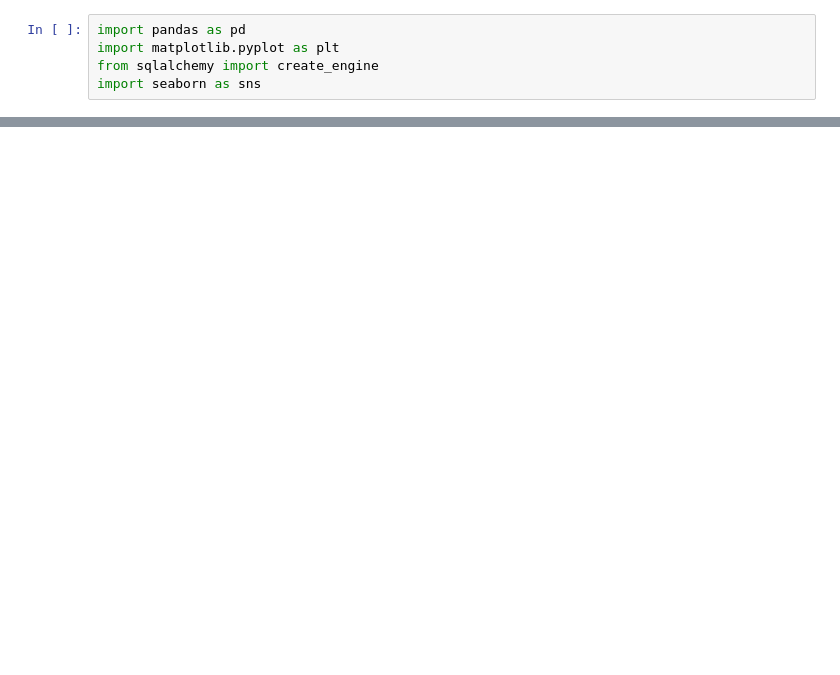
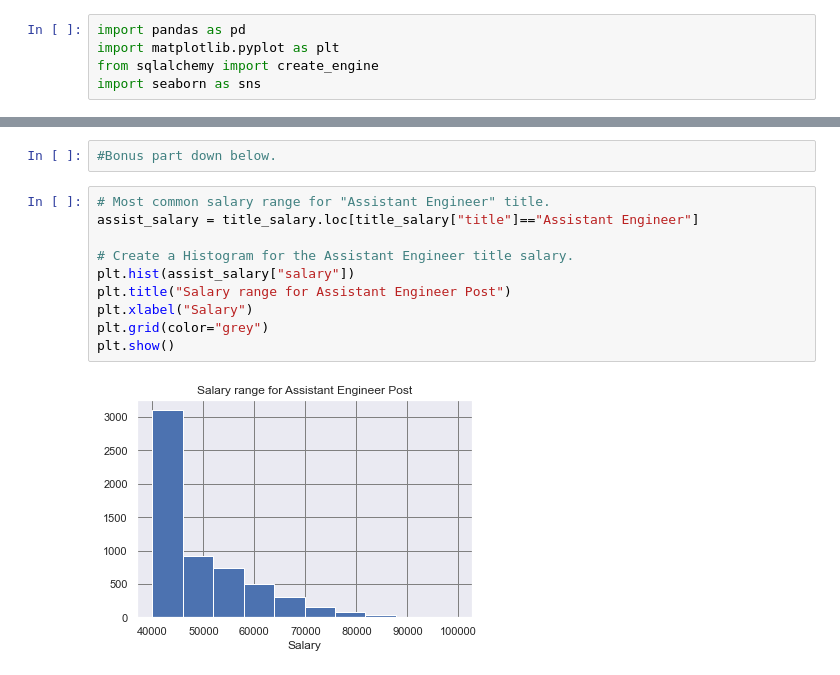
Before and after one commit to ravipatel0113/SQL_Challenge, a Jupyter notebook: Employee_SQL/Bonus/Bonus_part.ipynb, the cells around one changed output, grey strips where cells are left out. Cells and saved outputs as stored; diff of their text form; blank space fills up the shorter version.

Commit message:
Bonus part completed

```diff
--- a/Employee_SQL/Bonus/Bonus_part.ipynb
+++ b/Employee_SQL/Bonus/Bonus_part.ipynb
@@ -188,0 +116,14 @@ epilogue
+# %%
+#Bonus part down below.
+# %%
+# Most common salary range for "Assistant Engineer" title.
+assist_salary = title_salary.loc[title_salary["title"]=="Assistant Engineer"]
+
+# Create a Histogram for the Assistant Engineer title salary.
+plt.hist(assist_salary["salary"])
+plt.title("Salary range for Assistant Engineer Post")
+plt.xlabel("Salary")
+plt.grid(color="grey")
+plt.show()
+# %% [output]
+[figure, added]
```
Also changed, not shown: parts of 37 cells of this notebook.
